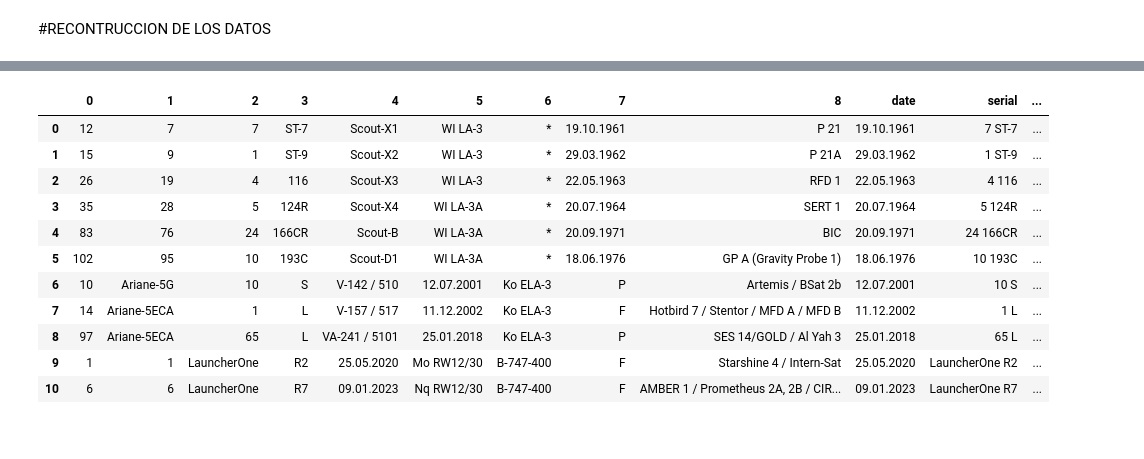
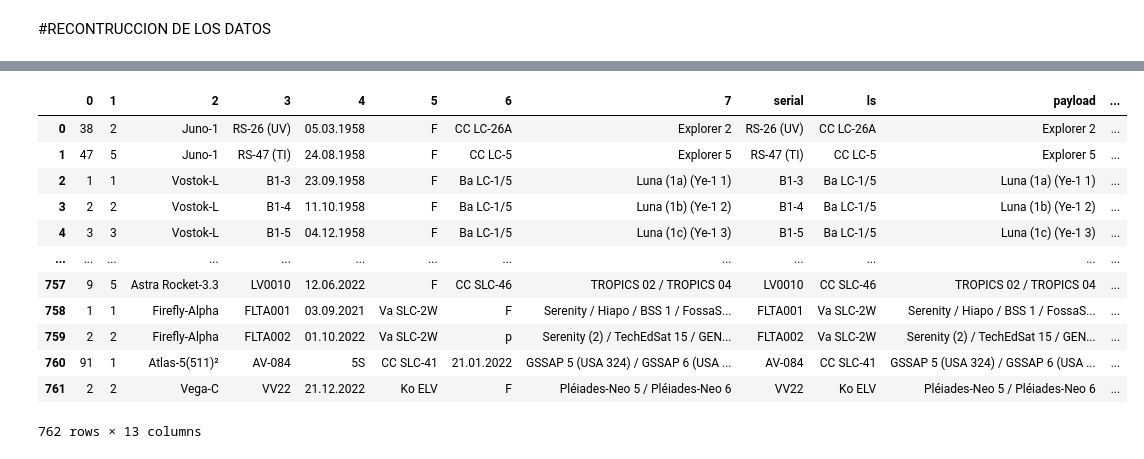
Before and after one commit to joeSL-ms/Desarrollo, a Jupyter notebook: Trabajo.ipynb, the cells around one changed output, grey strips where cells are left out. Drawn from its saved outputs; the diff is of its cells as text; code cells hidden in the pictures.

```diff
--- a/Trabajo.ipynb
+++ b/Trabajo.ipynb
@@ -398,0 +457,55 @@ for column in df_8.columns:
+# %%
+for column in df_7.columns:
+    df_7.loc[df_7[column].str.contains(pattern), 'date'] = df_7.loc[df_7[column].str.contains(pattern), column]
+
+df_7['date'] = df_7['date'].fillna('00.00.0000')
+# %%
+for column in df_7.columns:
+    df_7.loc[df_7[column].str.contains(pattern), 'date'] = df_7.loc[df_7[column].str.contains(pattern), column]
+
+df_7['date'] = df_7['date'].fillna('01.10.0001')
+
+df_7[4] = df_7[4].str.replace(' ','')
+
+for column in df_7.columns:
+    df_7.loc[df_7[column].str.contains(pattern_serial) , 'serial'] = df_7.loc[df_7[column].str.contains(pattern_serial) , column]
+
+df_7['serial'] = df_7['serial'].fillna('NoSeial')
+# %%
+for column in df_7.columns:
+    df_7.loc[df_7[column].str.lower().isin(keys), 'type'] = df_7.loc[df_7[column].str.lower().isin(keys), column]
+# %%
+for column in df_7.columns:
+    df_7.loc[df_7[column].str.contains(pattern_ls), 'ls'] =  df_7.loc[df_7[column].str.contains(pattern_ls)  , column]
+
+df_7[6] = df_7[6].apply(lambda x : '' if x=='ST' or x=='SF' or x=='SL' else x)
+
+df_7['ls'] = df_7['ls'].fillna('des')
+
+df_7['success'] = df_7[6].apply(lambda x: 'F' if any(letter in x for letter in ['F', 'P', 'p']) else '')
+
+df_7.loc[df_7['date'].str.contains(r'[A-Za-z]$'), 'success'] = 'F'
+
+df_7['success'] = df_7['success'].apply(lambda x : 'Ok' if x == '' else x)
+
+df_7['date']=df_7['date'].str.replace('F','').str.replace('P','').str.replace('p','')
+
+df_7['date'] = df_7['date'].str.replace(' ','')
+
+df_7['date'] = df_7['date'].apply(lambda x : x[:-1] if len(x) == 11 else x)
+# %%
+df_7
+# %% [output]
+|  | 0 | 1 | 2 | 3 | 4 | 5 | 6 | 7 | serial | ls | payload | ... |
+| 0 | 38 | 2 | Juno-1 | RS-26 (UV) | 05.03.1958 | F | CC LC-26A | Explorer 2 | RS-26 (UV) | CC LC-26A | Explorer 2 | ... |
+| 1 | 47 | 5 | Juno-1 | RS-47 (TI) | 24.08.1958 | F | CC LC-5 | Explorer 5 | RS-47 (TI) | CC LC-5 | Explorer 5 | ... |
+| 2 | 1 | 1 | Vostok-L | B1-3 | 23.09.1958 | F | Ba LC-1/5 | Luna (1a) (Ye-1 1) | B1-3 | Ba LC-1/5 | Luna (1a) (Ye-1 1) | ... |
+| 3 | 2 | 2 | Vostok-L | B1-4 | 11.10.1958 | F | Ba LC-1/5 | Luna (1b) (Ye-1 2) | B1-4 | Ba LC-1/5 | Luna (1b) (Ye-1 2) | ... |
+| 4 | 3 | 3 | Vostok-L | B1-5 | 04.12.1958 | F | Ba LC-1/5 | Luna (1c) (Ye-1 3) | B1-5 | Ba LC-1/5 | Luna (1c) (Ye-1 3) | ... |
+| ... | ... | ... | ... | ... | ... | ... | ... | ... | ... | ... | ... | ... |
+| 757 | 9 | 5 | Astra Rocket-3.3 | LV0010 | 12.06.2022 | F | CC SLC-46 | TROPICS 02 / TROPICS 04 | LV0010 | CC SLC-46 | TROPICS 02 / TROPICS 04 | ... |
+| 758 | 1 | 1 | Firefly-Alpha | FLTA001 | 03.09.2021 | Va SLC-2W | F | Serenity / Hiapo / BSS 1 / FossaS... | FLTA001 | Va SLC-2W | Serenity / Hiapo / BSS 1 / FossaS... | ... |
+| 759 | 2 | 2 | Firefly-Alpha | FLTA002 | 01.10.2022 | Va SLC-2W | p | Serenity (2) / TechEdSat 15 / GEN... | FLTA002 | Va SLC-2W | Serenity (2) / TechEdSat 15 / GEN... | ... |
+| 760 | 91 | 1 | Atlas-5(511)² | AV-084 | 5S | CC SLC-41 | 21.01.2022 | GSSAP 5 (USA 324) / GSSAP 6 (USA ... | AV-084 | CC SLC-41 | GSSAP 5 (USA 324) / GSSAP 6 (USA ... | ... |
+| 761 | 2 | 2 | Vega-C | VV22 | 21.12.2022 | Ko ELV | F | Pléiades-Neo 5 / Pléiades-Neo 6 | VV22 | Ko ELV | Pléiades-Neo 5 / Pléiades-Neo 6 | ... |
+762 rows × 13 columns
@@ -409,15 +520,0 @@ for column in df_8.columns:
-# %%
-df_8
-# %% [output]
-|  | 0 | 1 | 2 | 3 | 4 | 5 | 6 | 7 | 8 | date | serial | ... |
-| 0 | 12 | 7 | 7 | ST-7 | Scout-X1 | WI LA-3 | * | 19.10.1961 | P 21 | 19.10.1961 | 7 ST-7 | ... |
-| 1 | 15 | 9 | 1 | ST-9 | Scout-X2 | WI LA-3 | * | 29.03.1962 | P 21A | 29.03.1962 | 1 ST-9 | ... |
-| 2 | 26 | 19 | 4 | 116 | Scout-X3 | WI LA-3 | * | 22.05.1963 | RFD 1 | 22.05.1963 | 4 116 | ... |
-| 3 | 35 | 28 | 5 | 124R | Scout-X4 | WI LA-3A | * | 20.07.1964 | SERT 1 | 20.07.1964 | 5 124R | ... |
-| 4 | 83 | 76 | 24 | 166CR | Scout-B | WI LA-3A | * | 20.09.1971 | BIC | 20.09.1971 | 24 166CR | ... |
-| 5 | 102 | 95 | 10 | 193C | Scout-D1 | WI LA-3A | * | 18.06.1976 | GP A (Gravity Probe 1) | 18.06.1976 | 10 193C | ... |
-| 6 | 10 | Ariane-5G | 10 | S | V-142 / 510 | 12.07.2001 | Ko ELA-3 | P | Artemis / BSat 2b | 12.07.2001 | 10 S | ... |
-| 7 | 14 | Ariane-5ECA | 1 | L | V-157 / 517 | 11.12.2002 | Ko ELA-3 | F | Hotbird 7 / Stentor / MFD A / MFD B | 11.12.2002 | 1 L | ... |
-| 8 | 97 | Ariane-5ECA | 65 | L | VA-241 / 5101 | 25.01.2018 | Ko ELA-3 | P | SES 14/GOLD / Al Yah 3 | 25.01.2018 | 65 L | ... |
-| 9 | 1 | 1 | LauncherOne | R2 | 25.05.2020 | Mo RW12/30 | B-747-400 | F | Starshine 4 / Intern-Sat | 25.05.2020 | LauncherOne R2 | ... |
-| 10 | 6 | 6 | LauncherOne | R7 | 09.01.2023 | Nq RW12/30 | B-747-400 | F | AMBER 1 / Prometheus 2A, 2B / CIR... | 09.01.2023 | LauncherOne R7 | ... |
```
Also changed, not shown: parts of 23 cells of this notebook.
